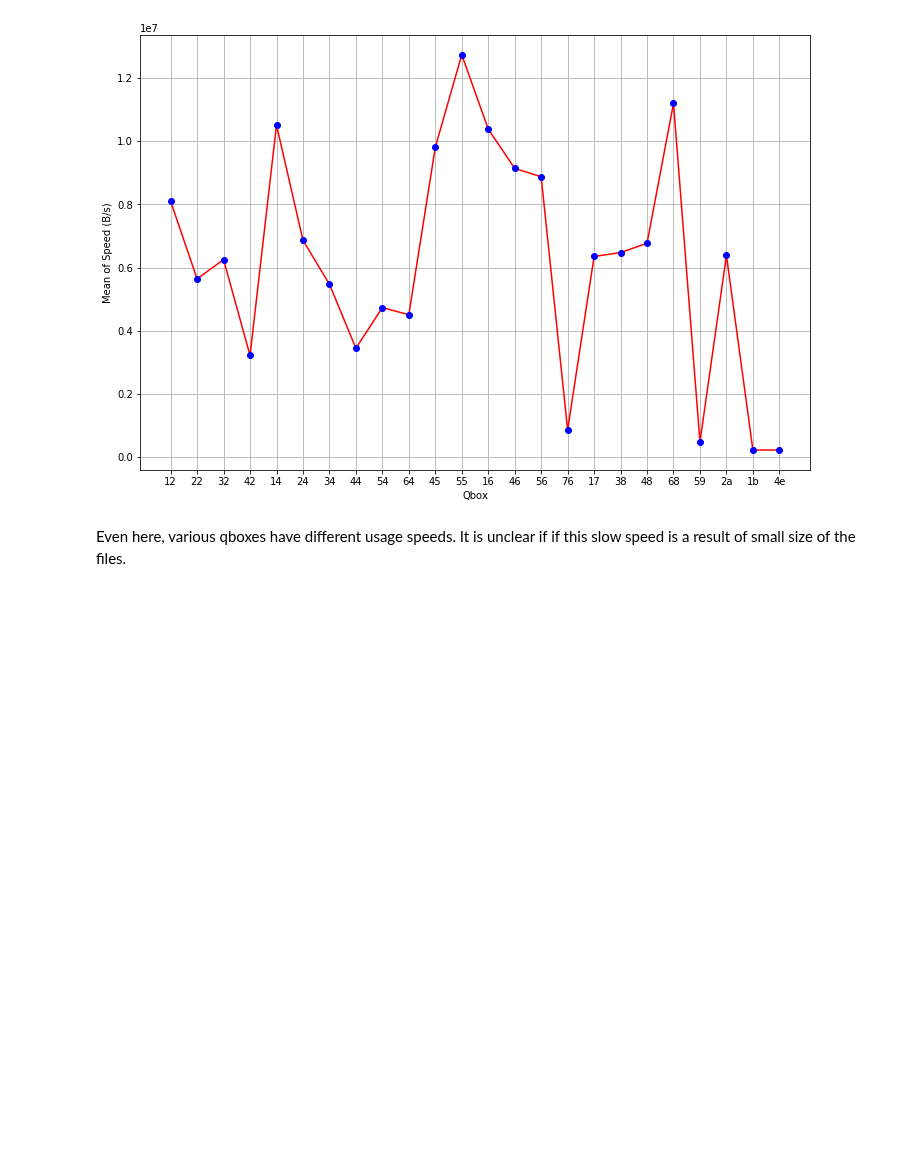
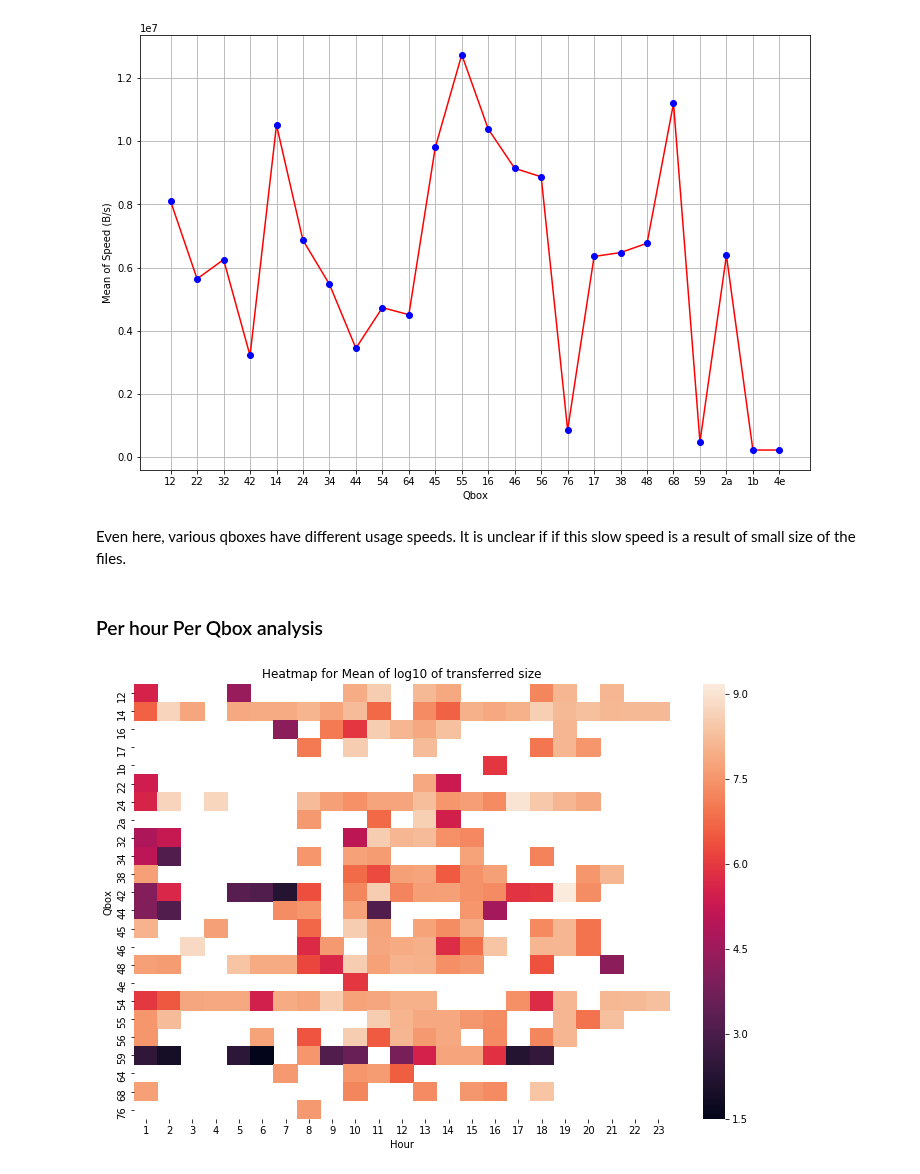
Before and after one commit to AdwaitB/greco-notes, a Jupyter notebook: infra/Analysis_full.ipynb, the cells around one changed output. Drawn from its saved outputs; the diff is of its cells as text; code cells hidden in the pictures; blank space fills up the shorter version.

Commit message:
Added heatmaps

```diff
--- a/infra/Analysis_full.ipynb
+++ b/infra/Analysis_full.ipynb
@@ -511,3 +512,24 @@ plot(plt, "Qbox", "Mean of Speed (B/s)")
 [figure]
 # %% [markdown]
 Even here, various qboxes have different usage speeds. It is unclear if if this slow speed is a result of small size of the files.
+# %% [markdown]
+### Per hour Per Qbox analysis
+# %%
+temp = data[1][['transfer_history.qbox', 'hour', 'transfer_history.actually_transferred_size']]
+temp = temp[temp['transfer_history.qbox'].notna()]
+temp = temp[temp['transfer_history.actually_transferred_size'] > 0]
+temp['transfer_history.actually_transferred_size'] = temp['transfer_history.actually_transferred_size'].apply(lambda x: np.log10(x))
+temp['transfer_history.qbox'] = temp['transfer_history.qbox'].apply(lambda x: x[-1] + x[5])
+temp = temp.groupby(['transfer_history.qbox', 'hour'])['transfer_history.actually_transferred_size'].mean()
+temp = temp.to_frame().reset_index()
+
+temp = temp.pivot(index='transfer_history.qbox', columns='hour', values='transfer_history.actually_transferred_size')
+
+plt.figure(figsize=plot_size)
+sb.heatmap(temp)
+plt.xlabel("Hour")
+plt.ylabel("Qbox")
+plt.title("Heatmap for Mean of log10 of transferred size")
+plt.show()
+# %% [output]
+[figure, added]
```
Also changed, not shown: parts of 2 cells of this notebook, 1 other file.
